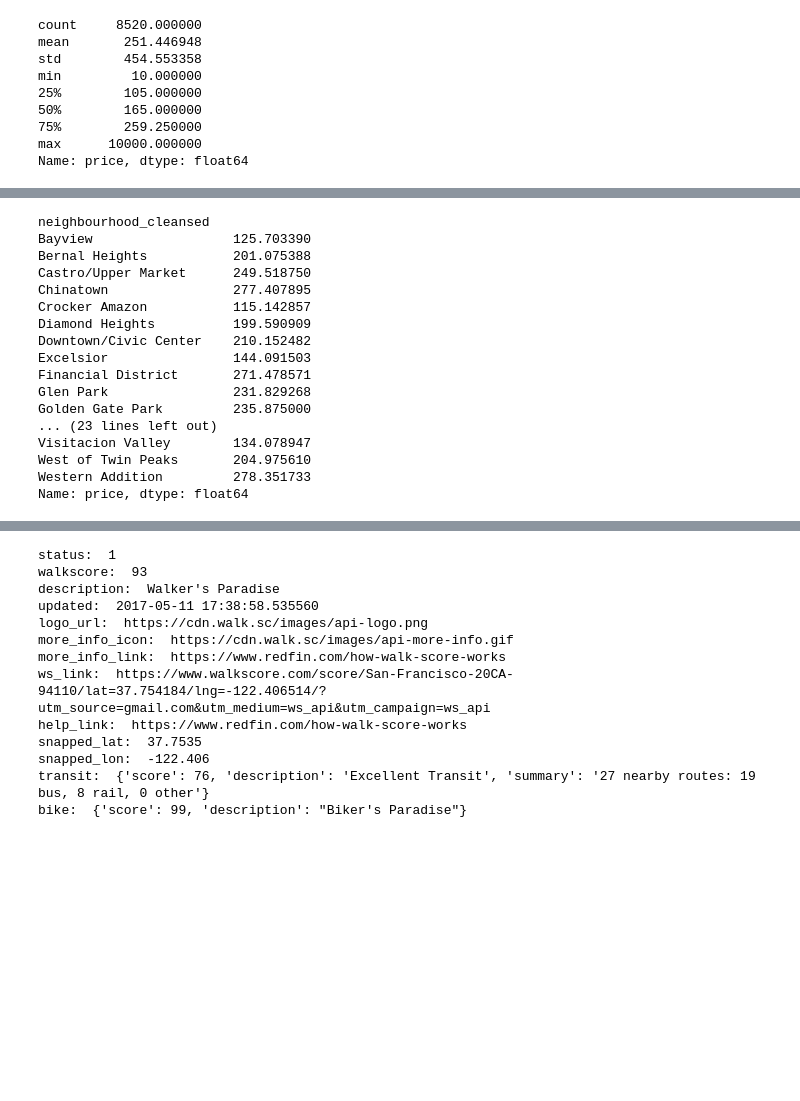
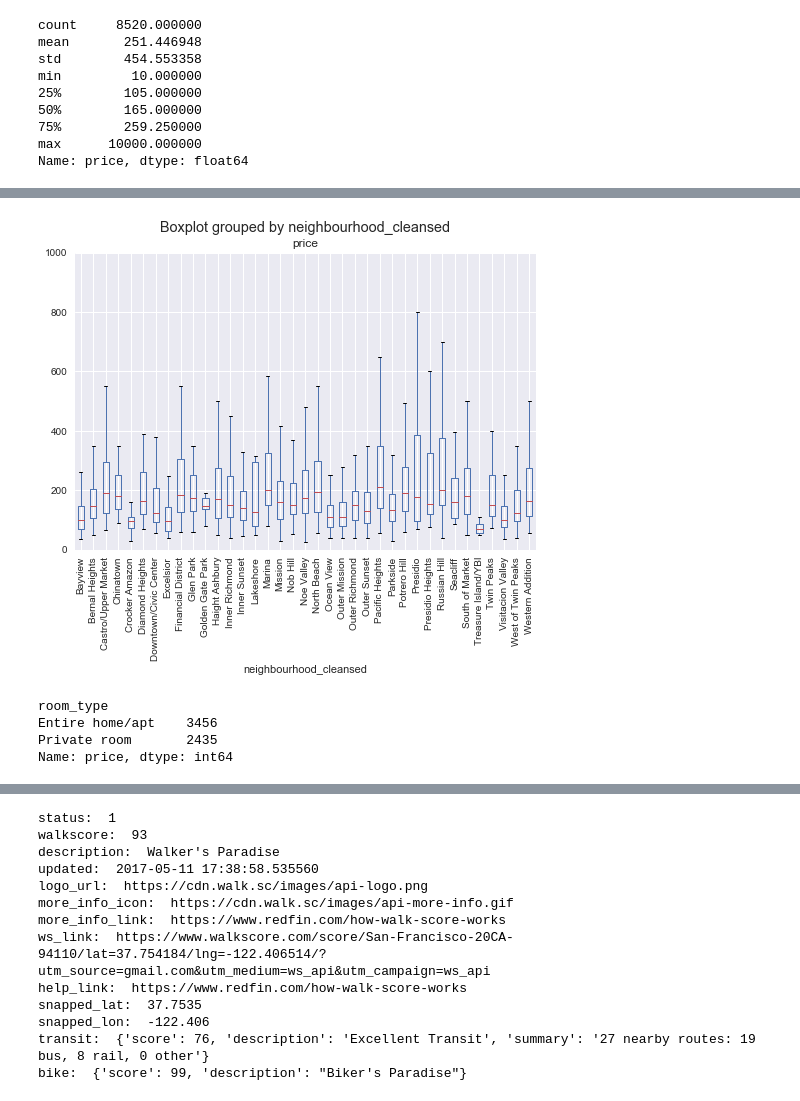
Before and after one commit to michellehoho/Airbnb, a Jupyter notebook: Airbnb_DataWrangle.ipynb, the cells around one changed output, grey strips where cells are left out. Cells and saved outputs as stored; diff of their text form; code cells hidden in the pictures; blank space fills up the shorter version.

```diff
--- a/Airbnb_DataWrangle.ipynb
+++ b/Airbnb_DataWrangle.ipynb
@@ -421,21 +430,18 @@ Name: neighbourhood_cleansed, dtype: int64
+# %%
+#Remove the tour bus listing
+listing_data.drop(4270, inplace=True)
+# %%
+listing_data.boxplot(column='price', by='neighbourhood_cleansed')
+plt.xticks(rotation=90)
+plt.ylim(0,1000)
+plt.show()
+# %% [output]
+[figure, added]
 # %%
-price_neighhourhood=listing_data.groupby('neighbourhood_cleansed')['price'].mean()
-print(price_neighhourhood)
+by_roomtype=listing_data.groupby('room_type')['price'].count()
+print(by_roomtype)
 # %% [output]
-neighbourhood_cleansed
-Bayview                  125.703390
-Bernal Heights           201.075388
-Castro/Upper Market      249.518750
-Chinatown                277.407895
-Crocker Amazon           115.142857
-Diamond Heights          199.590909
-Downtown/Civic Center    210.152482
-Excelsior                144.091503
-Financial District       271.478571
-Glen Park                231.829268
-Golden Gate Park         235.875000
-... (23 lines left out)
-Visitacion Valley        134.078947
-West of Twin Peaks       204.975610
-Western Addition         278.351733
-Name: price, dtype: float64
+room_type
+Entire home/apt    3456
+Private room       2435
+Name: price, dtype: int64
```
Also changed, not shown: parts of 42 cells of this notebook.
